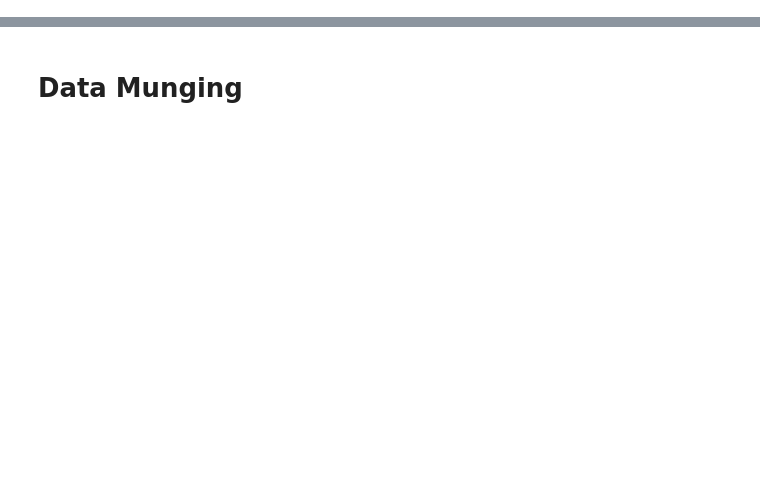
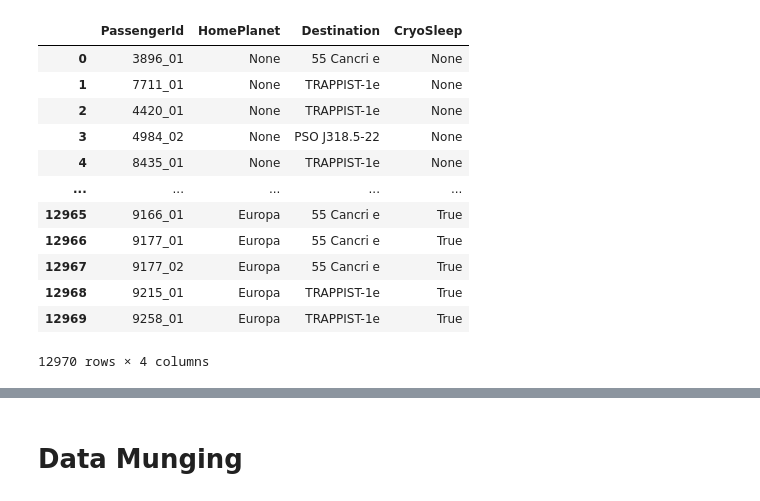
Before and after one commit to spicious-ai/Titanic, a Jupyter notebook: Spaceship_Titanic.ipynb, the cells around one changed output, grey strips where cells are left out. Saved outputs shown, nothing was run; the diff lists cells and outputs as text; code cells hidden in the pictures; blank space fills up the shorter version.

```diff
--- a/Spaceship_Titanic.ipynb
+++ b/Spaceship_Titanic.ipynb
@@ -112,6 +150,22 @@ PlanetInfo_sorted = PlanetInfo_sorted.rename(columns={0: "PassengerId",
                    1: "HomePlanet",
                    2: "Destination",
                    3: "CryoSleep"})
+# %%
+PlanetInfo_sorted
+# %% [output]
+|  | PassengerId | HomePlanet | Destination | CryoSleep |
+| 0 | 3896_01 | None | 55 Cancri e | None |
+| 1 | 7711_01 | None | TRAPPIST-1e | None |
+| 2 | 4420_01 | None | TRAPPIST-1e | None |
+| 3 | 4984_02 | None | PSO J318.5-22 | None |
+| 4 | 8435_01 | None | TRAPPIST-1e | None |
+| ... | ... | ... | ... | ... |
+| 12965 | 9166_01 | Europa | 55 Cancri e | True |
+| 12966 | 9177_01 | Europa | 55 Cancri e | True |
+| 12967 | 9177_02 | Europa | 55 Cancri e | True |
+| 12968 | 9215_01 | Europa | TRAPPIST-1e | True |
+| 12969 | 9258_01 | Europa | TRAPPIST-1e | True |
+12970 rows × 4 columns
 # %%
 # Merging tables
 merge_df = pd.merge(Amenities_sorted, PassengerInfo_sorted, on = 'PassengerId', how = 'inner')
```
Also changed, not shown: parts of 23 cells of this notebook, 1 other file.
